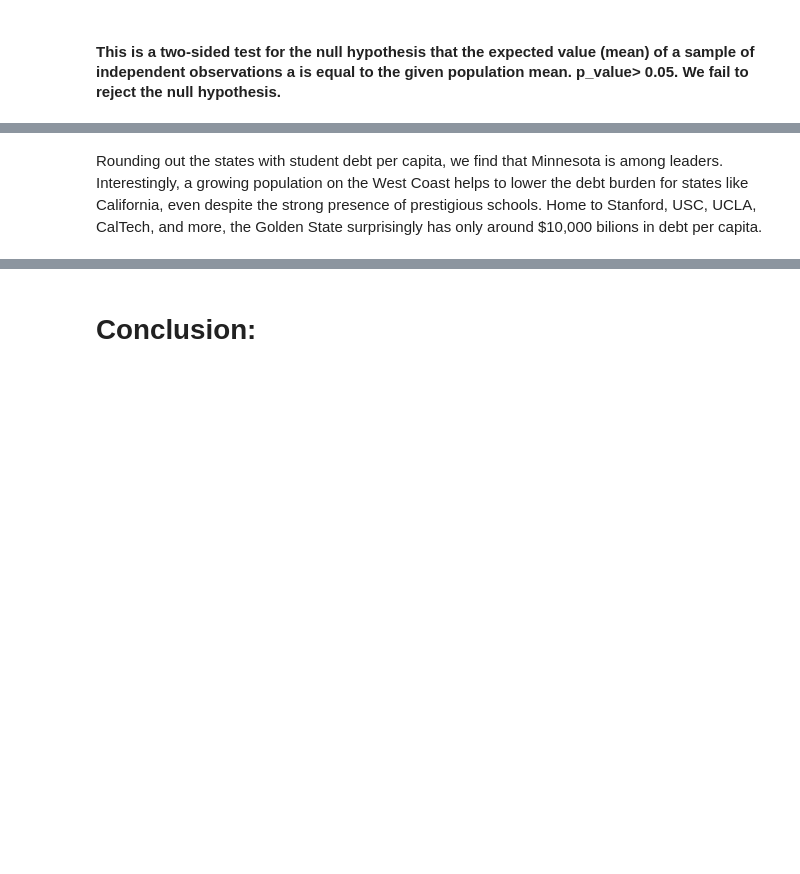
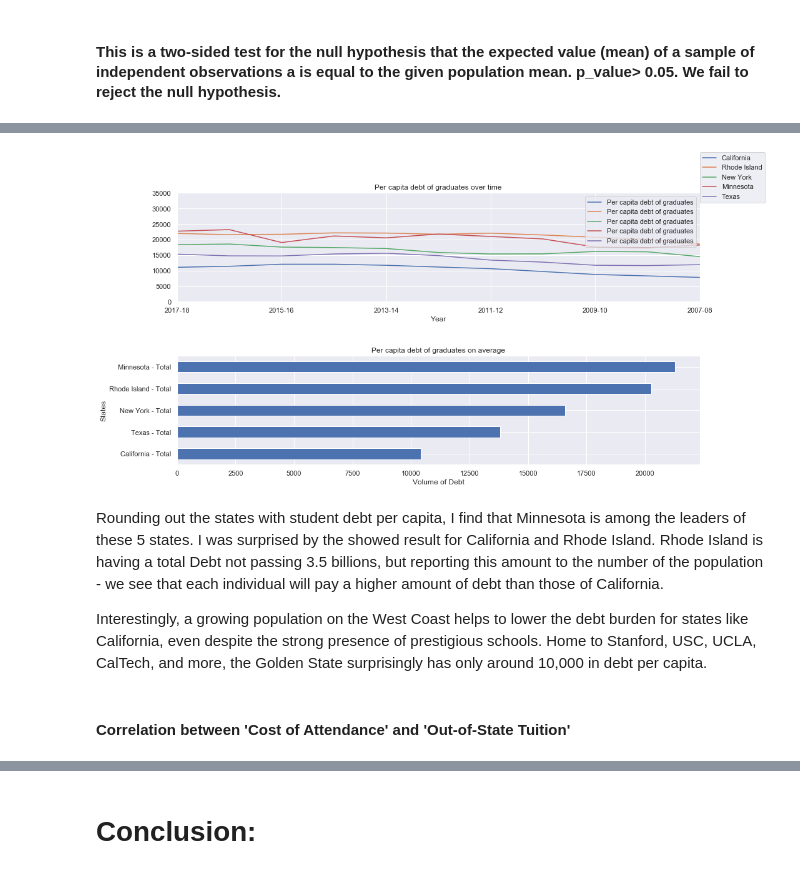
Before and after one commit to hyacob-89/project_one, a Jupyter notebook: project_one_nb.ipynb, the cells around one changed output, grey strips where cells are left out. Saved outputs shown, nothing was run; the diff lists cells and outputs as text; code cells hidden in the pictures; blank space fills up the shorter version.

```diff
--- a/project_one_nb.ipynb
+++ b/project_one_nb.ipynb
@@ -413,27 +468,27 @@ data1_df.tail()
 # %%
 #Per capita debt of graduates over time
 fig = plt.figure()
 # Divide the figure into a 2x1 grid, and give me the first section
 ax1 = fig.add_subplot(211)
 # Divide the figure into a 2x1 grid, and give me the second section
 ax2 = fig.add_subplot(212)
-
 #Line plot
 data1_df.groupby('Name').plot(x='Year', y='Per capita debt of graduates', ax=ax1, figsize= (15,8))
 ax1.set_ylim((0,35000))
 ax1.xaxis.set_label_text("Year")
 ax1.set_title("Per capita debt of graduates over time")
-fig.legend(['California', 'Florida', 'Massachusetts','Minnesota','Washington'],
+fig.legend(['California', 'Rhode Island', 'New York','Minnesota','Texas'],
            loc='upper right')
-
-
 #Bar Plot
 data1_df.groupby('Name')['Per capita debt of graduates'].mean().sort_values().plot(kind='barh', ax=ax2, figsize=(15,8))
 ax2.yaxis.set_label_text("States")
 ax2.xaxis.set_label_text("Volume of Debt")
 ax2.set_title("Per capita debt of graduates on average")
 fig.subplots_adjust(hspace=0.5)
 plt.savefig('outputs/PerCapitaDebt.png')
+# %% [output]
+[figure, added]
 # %% [markdown]
-Rounding out the states with  student debt per capita, we find that Minnesota is among leaders.
-Interestingly, a growing population on the West Coast helps to lower the debt burden for states like California, even despite the strong presence of prestigious schools. Home to Stanford, USC, UCLA, CalTech, and more, the Golden State surprisingly has only around $10,000 bilions in debt per capita.
+Rounding out the states with  student debt per capita, I find that Minnesota is among the leaders of these 5 states. I was surprised by the showed result for California and Rhode Island. Rhode Island is having a total Debt not passing 3.5 billions, but reporting this amount to the number of the population - we see that each individual will pay a higher amount of debt than those of California.
+
+Interestingly, a growing population on the West Coast helps to lower the debt burden for states like California, even despite the strong presence of prestigious schools. Home to Stanford, USC, UCLA, CalTech, and more, the Golden State surprisingly has only around 10,000 in debt per capita.
@@ -442,3 +495,5 @@ plt.close()
+# %% [markdown]
+#### Correlation between 'Cost of Attendance' and 'Out-of-State Tuition'
 # %%
 # Calculate the correlation coefficient and linear regression model for Cost of Attendance and Out-of-State Tuition
 one_df = csc_data_final['Cost of Attendance']
```
Also changed, not shown: parts of 44 cells of this notebook, 8 other files.
